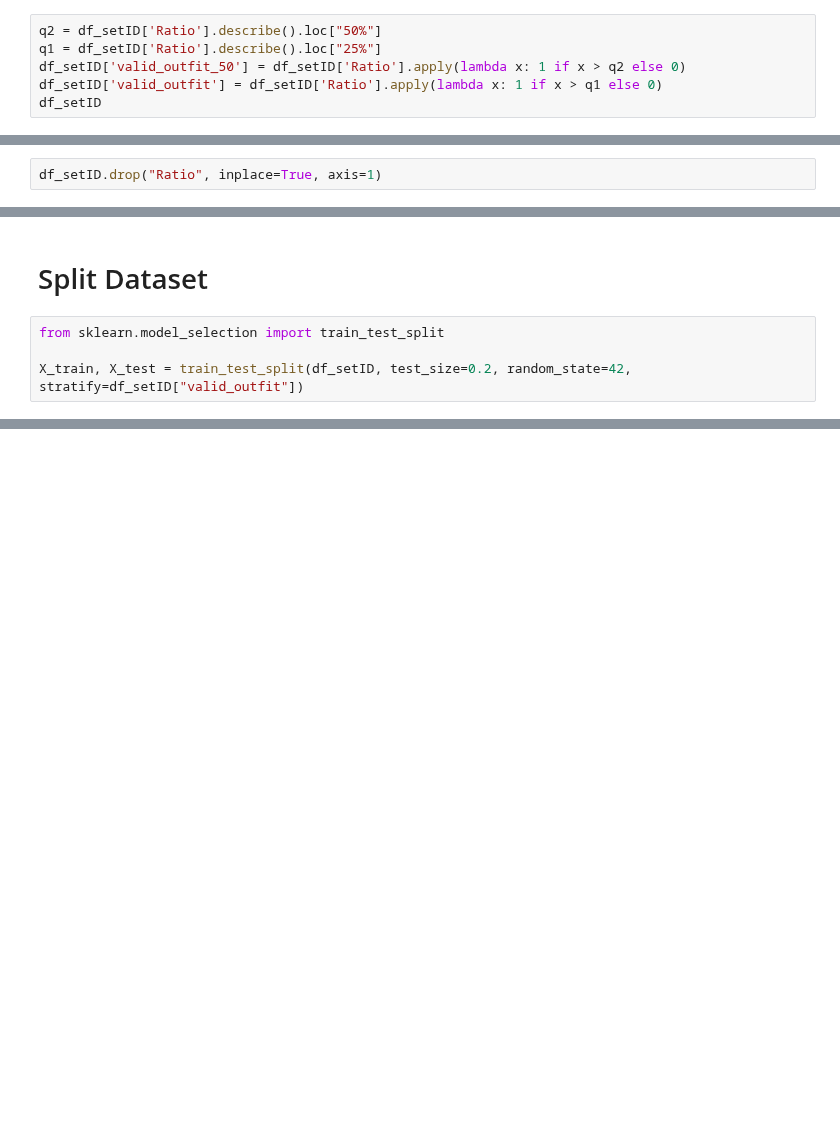
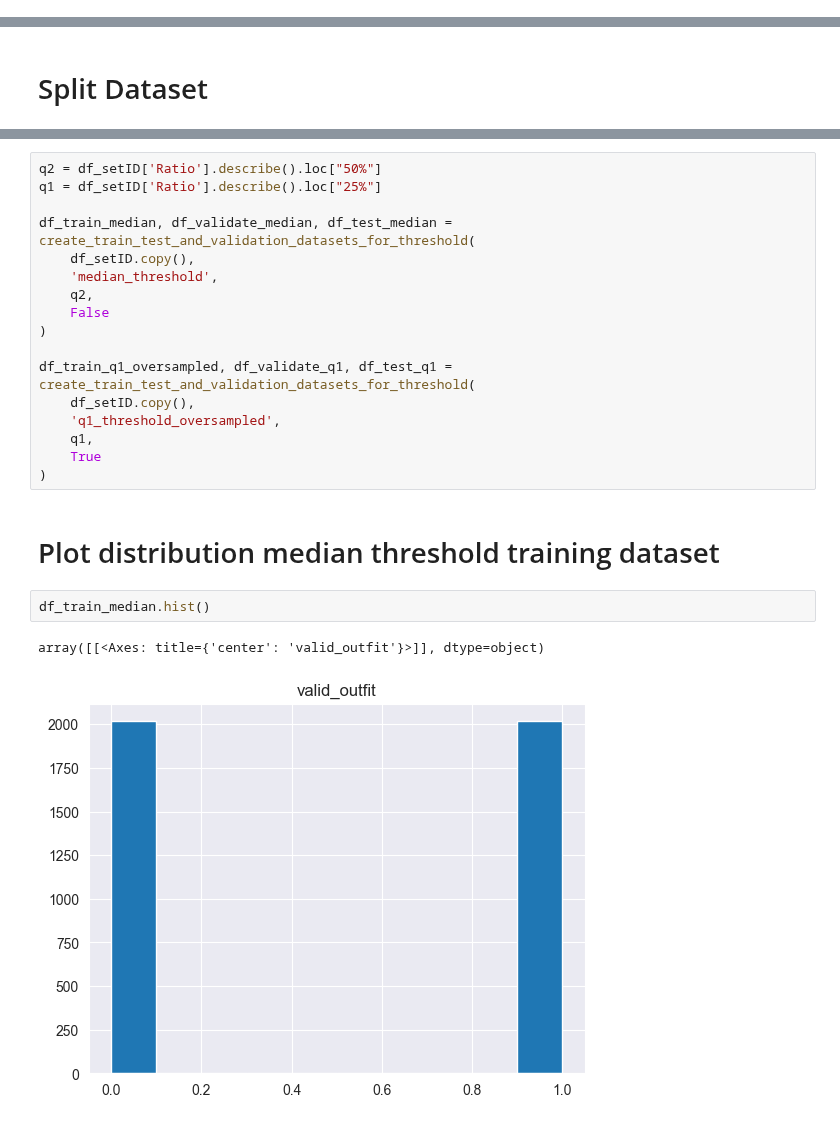
Before and after one commit to RomanZberg/DSPRO2-outfit-recommendation, a Jupyter notebook: data-preparation/polyvore/mergedWithCleaned/40_Create_datasets.ipynb, the cells around one changed output, grey strips where cells are left out. Cells and saved outputs as stored; diff of their text form; blank space fills up the shorter version.

```diff
--- a/data-preparation/polyvore/mergedWithCleaned/40_Create_datasets.ipynb
+++ b/data-preparation/polyvore/mergedWithCleaned/40_Create_datasets.ipynb
@@ -165,6 +178,0 @@ Name: Accessoire_imagePath, dtype: object
-# %%
-q2 = df_setID['Ratio'].describe().loc["50%"]
-q1 = df_setID['Ratio'].describe().loc["25%"]
-df_setID['valid_outfit_50'] = df_setID['Ratio'].apply(lambda x: 1 if x > q2 else 0)
-df_setID['valid_outfit'] = df_setID['Ratio'].apply(lambda x: 1 if x > q1 else 0)
-df_setID
@@ -187,2 +178,0 @@ df_setID
-# %%
-df_setID.drop("Ratio", inplace=True, axis=1)
@@ -205,6 +179,2 @@ df_setID
 # %% [markdown]
 # Split Dataset
-# %%
-from sklearn.model_selection import train_test_split
-
-X_train, X_test = train_test_split(df_setID, test_size=0.2, random_state=42, stratify=df_setID["valid_outfit"])
@@ -210,0 +257,24 @@ X_train, X_test = train_test_split(df_setID, test_size=0.2, random_state=42, str
+# %%
+q2 = df_setID['Ratio'].describe().loc["50%"]
+q1 = df_setID['Ratio'].describe().loc["25%"]
+
+df_train_median, df_validate_median, df_test_median = create_train_test_and_validation_datasets_for_threshold(
+    df_setID.copy(),
+    'median_threshold',
+    q2,
+    False
+)
+
+df_train_q1_oversampled, df_validate_q1, df_test_q1 = create_train_test_and_validation_datasets_for_threshold(
+    df_setID.copy(),
+    'q1_threshold_oversampled',
+    q1,
+    True
+)
+# %% [markdown]
+# Plot distribution median threshold training dataset
+# %%
+df_train_median.hist()
+# %% [output]
+array([[<Axes: title={'center': 'valid_outfit'}>]], dtype=object)
+[figure, added]
```
Also changed, not shown: parts of 16 cells of this notebook, 2 other files.
